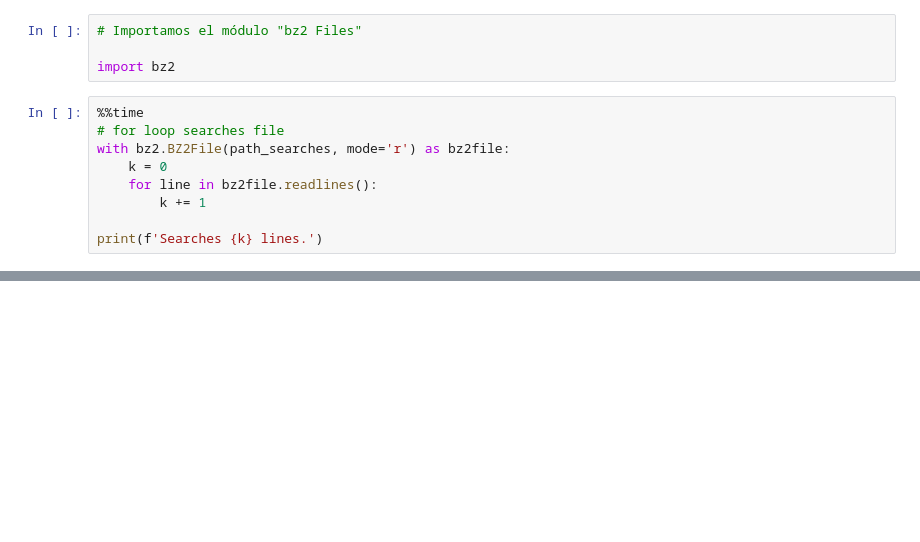
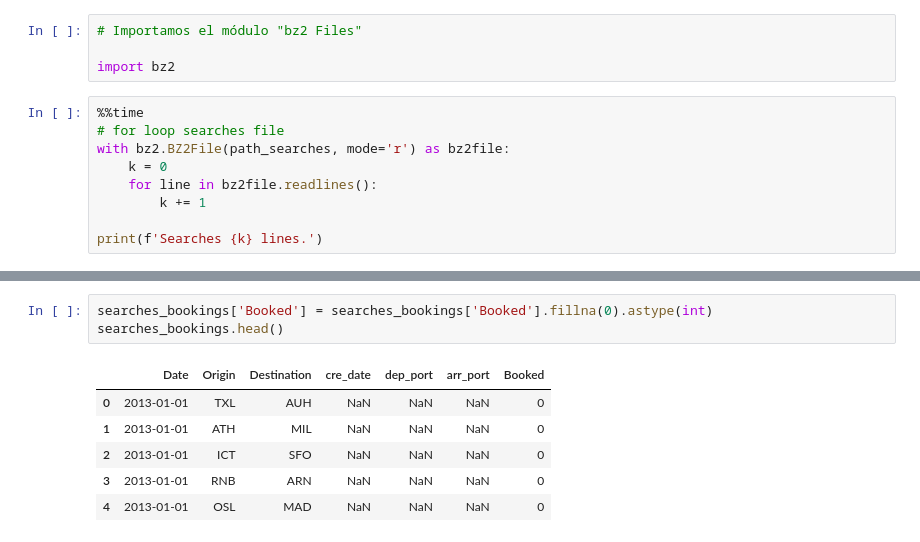
Before and after one commit to pablovdcf/DS_Challenge, a Jupyter notebook: ds_exercises/DS_Challenge_all-exercises.ipynb, the cells around one changed output, grey strips where cells are left out. Drawn from its saved outputs; the diff is of its cells as text; blank space fills up the shorter version.

```diff
--- a/ds_exercises/DS_Challenge_all-exercises.ipynb
+++ b/ds_exercises/DS_Challenge_all-exercises.ipynb
@@ -73,0 +764,10 @@ print(f'Searches {k} lines.')
+# %%
+searches_bookings['Booked'] = searches_bookings['Booked'].fillna(0).astype(int)
+searches_bookings.head()
+# %% [output]
+|  | Date | Origin | Destination | cre_date | dep_port | arr_port | Booked |
+| 0 | 2013-01-01 | TXL | AUH | NaN | NaN | NaN | 0 |
+| 1 | 2013-01-01 | ATH | MIL | NaN | NaN | NaN | 0 |
+| 2 | 2013-01-01 | ICT | SFO | NaN | NaN | NaN | 0 |
+| 3 | 2013-01-01 | RNB | ARN | NaN | NaN | NaN | 0 |
+| 4 | 2013-01-01 | OSL | MAD | NaN | NaN | NaN | 0 |
```
Also changed, not shown: parts of 104 cells of this notebook, 2 other files.
